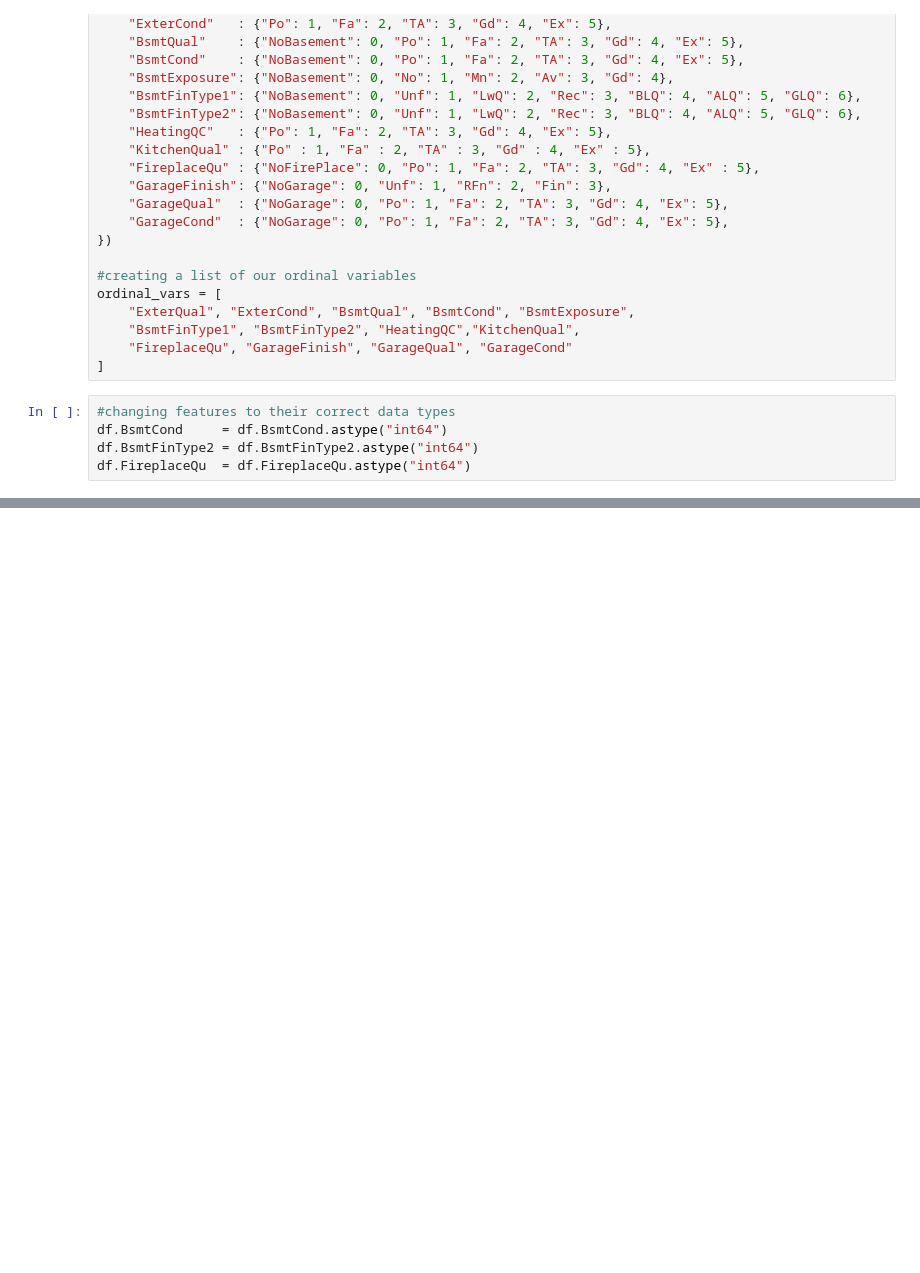
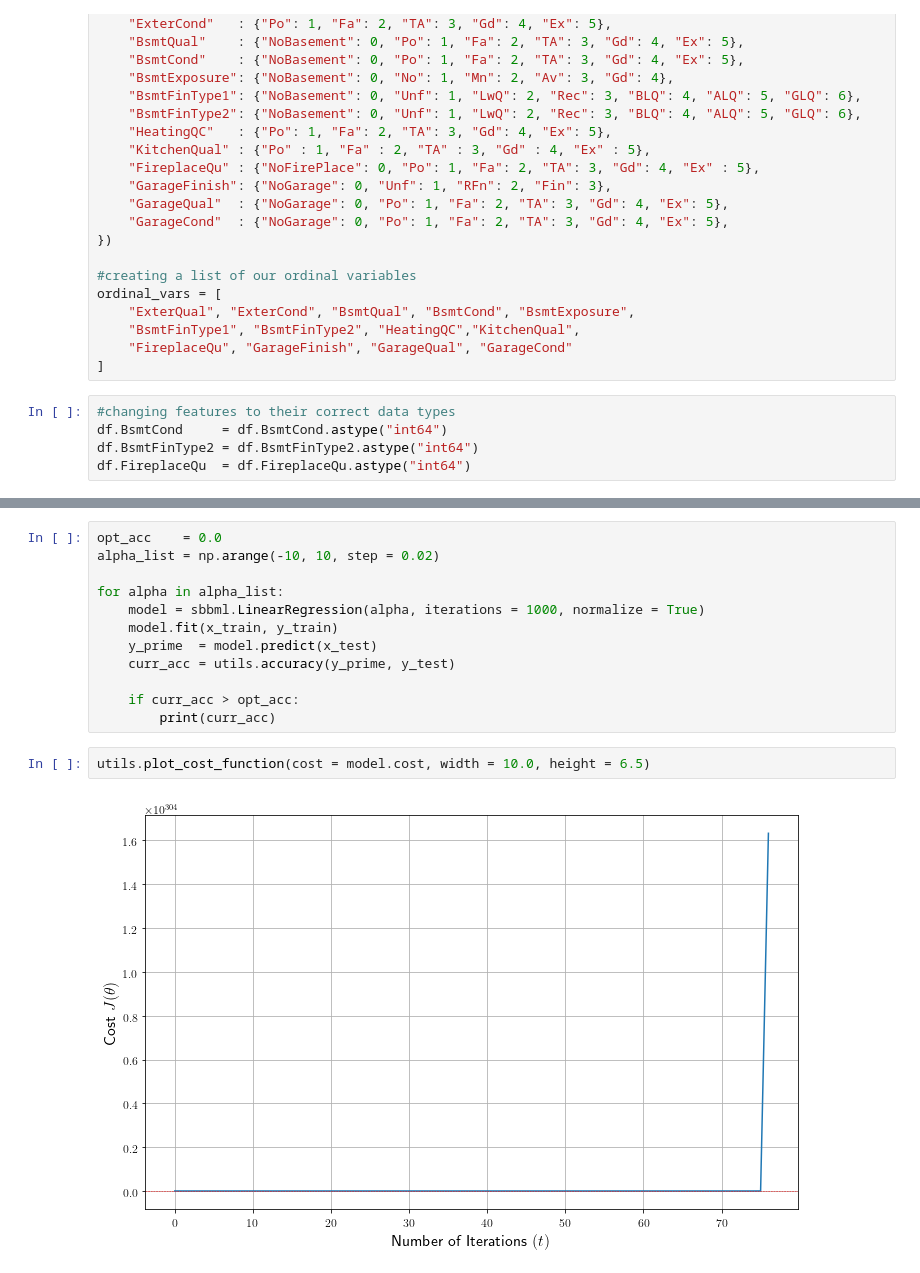
Before and after one commit to noelnamai/machine-learning, a Jupyter notebook: housing-prices.ipynb, the cells around one changed output, grey strips where cells are left out. Cells and saved outputs as stored; diff of their text form; blank space fills up the shorter version.

```diff
--- a/housing-prices.ipynb
+++ b/housing-prices.ipynb
@@ -109,0 +120,16 @@ array([-1.00000000e+00, -8.00000000e-01, -6.00000000e-01, -4.00000000e-01,
+# %%
+opt_acc    = 0.0
+alpha_list = np.arange(-10, 10, step = 0.02)
+
+for alpha in alpha_list:
+    model = sbbml.LinearRegression(alpha, iterations = 1000, normalize = True)
+    model.fit(x_train, y_train)
+    y_prime  = model.predict(x_test)
+    curr_acc = utils.accuracy(y_prime, y_test)
+
+    if curr_acc > opt_acc:
+        print(curr_acc)
+# %%
+utils.plot_cost_function(cost = model.cost, width = 10.0, height = 6.5)
+# %% [output]
+[figure, added]
```
Also changed, not shown: parts of 12 cells of this notebook, 3 other files.
